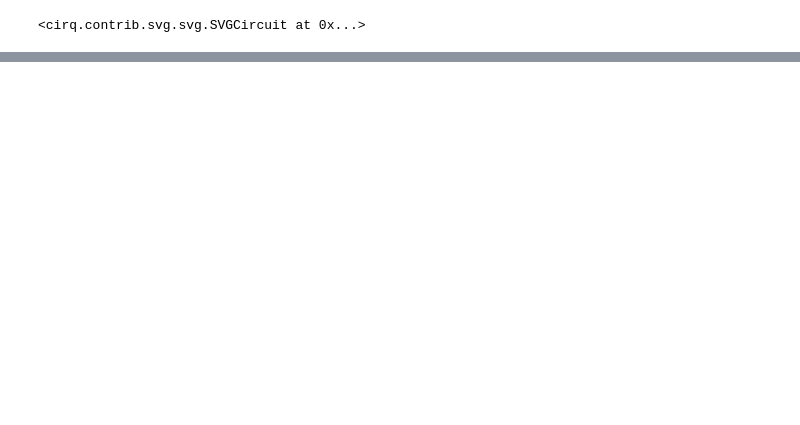
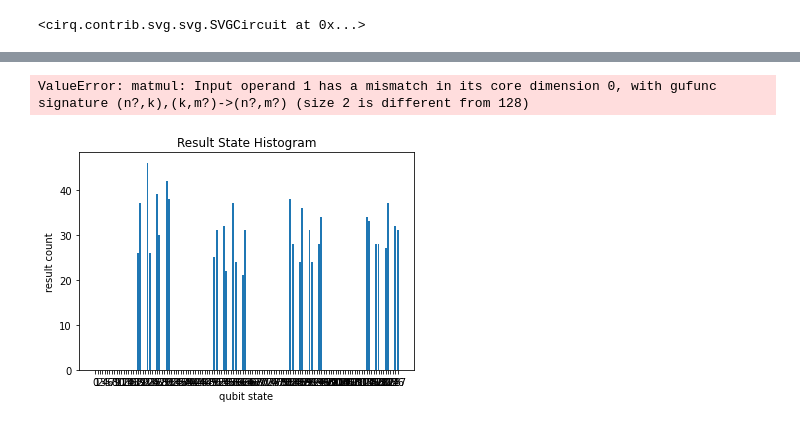
Before and after one commit to DanielPora/BILP-Q-version-for-Circ, a Jupyter notebook: BILP-Q Cirq Tutorial.ipynb, the cells around one changed output, grey strips where cells are left out. Drawn from its saved outputs; the diff is of its cells as text; code cells hidden in the pictures; blank space fills up the shorter version.

```diff
--- a/BILP-Q Cirq Tutorial.ipynb
+++ b/BILP-Q Cirq Tutorial.ipynb
@@ -159,8 +159,6 @@ for i in range(1):
     cost(qaoa, gamma[i], Q)
 
     mixer(qaoa, beta[i])
-# %%
-qaoa.append(cirq.measure(qubits, key = 'result'))
 # %%
 # better printing with SVG
 SVGCircuit(qaoa)
@@ -168,0 +202,24 @@ SVGCircuit(qaoa)
+# %%
+for i in range(0, 20, 1):
+    for j in range(0, 20, 1):
+        print(f_params(i/10,j/10,qaoa))
+
+#parameters don't influence energy :(
+# %% [output]
+ValueError: matmul: Input operand 1 has a mismatch in its core dimension 0, with gufunc signature (n?,k),(k,m?)->(n?,m?) (size 2 is different from 128)
+# %%
+# Adding a measurement layer
+measure_qoao = qaoa.copy()
+measure_qoao.append(cirq.measure(qubits, key = 'result'))
+# %%
+num_reps = 1000
+#single instance of parameters
+gamma_value, beta_value = 0.5, 0.5
+
+params = cirq.ParamResolver({"γ_0": gamma_value, "β_0": beta_value})
+measure_result = simulator.run(measure_qoao, param_resolver=params, repetitions = num_reps)
+
+cirq.plot_state_histogram(measure_result, plt.subplot())
+plt.show()
+# %% [output]
+[figure, added]
```
Also changed, not shown: parts of 8 cells of this notebook.
